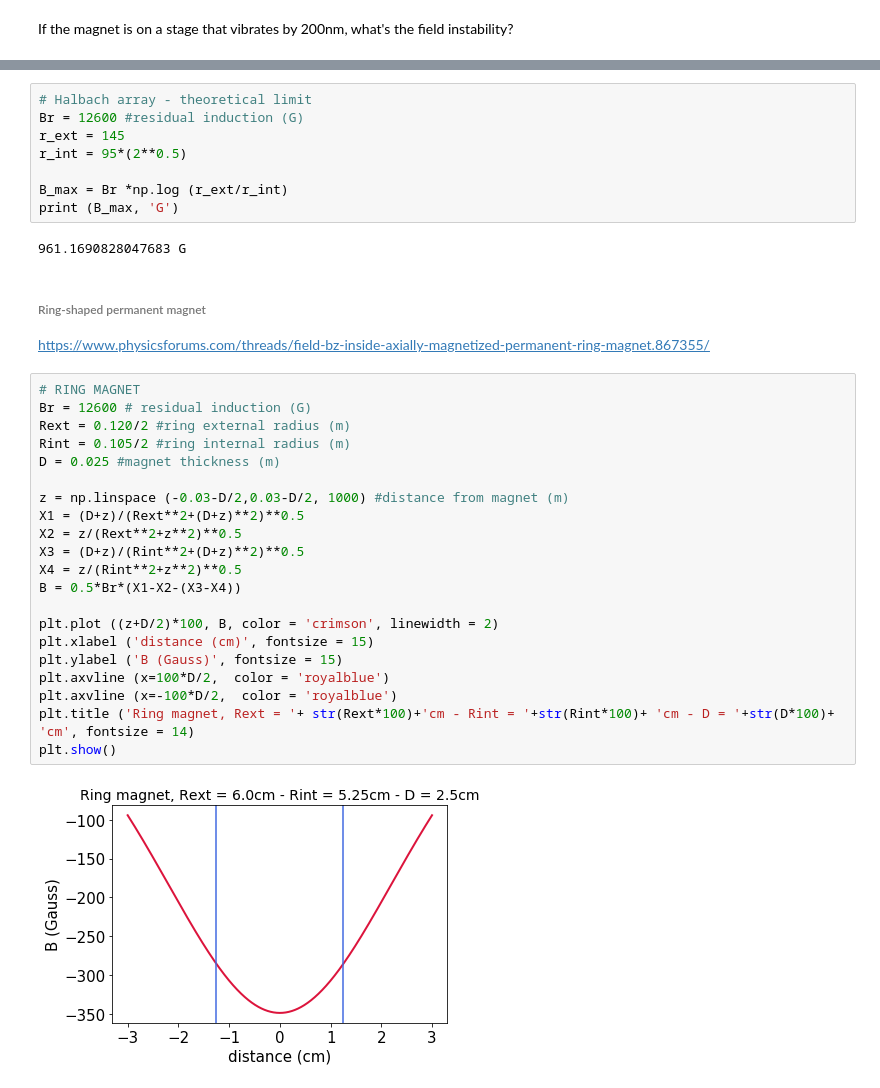
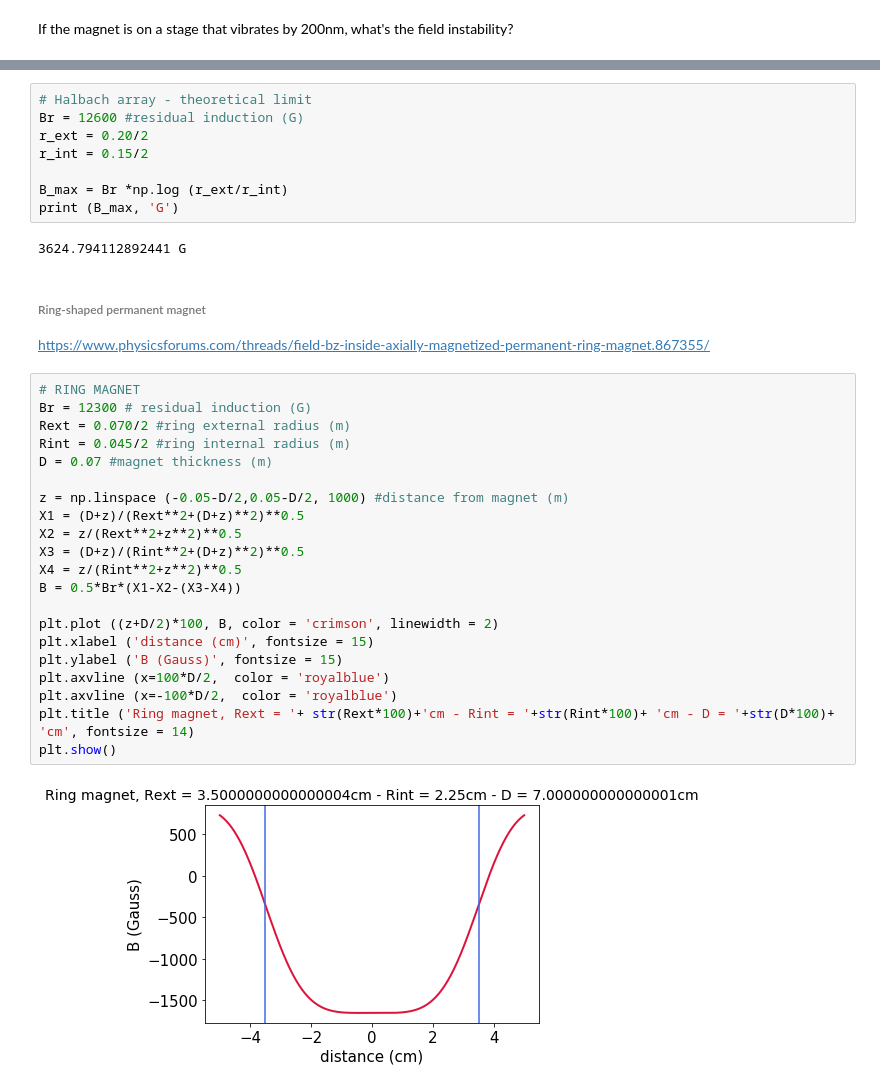
Before and after one commit to NunoEdgarGub1/simulations, a Jupyter notebook: scripts/_cristian_varia/permanent_magnet.ipynb, the cells around one changed output, grey strips where cells are left out. Cells and saved outputs as stored; diff of their text form.

```diff
--- a/scripts/_cristian_varia/permanent_magnet.ipynb
+++ b/scripts/_cristian_varia/permanent_magnet.ipynb
@@ -92,37 +91,37 @@ ESR shift:  43.31994702411067  kHz
 # %%
 # Halbach array - theoretical limit
 Br = 12600 #residual induction (G)
-r_ext = 145
-r_int = 95*(2**0.5)
+r_ext = 0.20/2
+r_int = 0.15/2
 
 B_max = Br *np.log (r_ext/r_int)
 print (B_max, 'G')
 # %% [output]
-961.1690828047683 G
+3624.794112892441 G
 # %% [markdown]
 ###### Ring-shaped permanent magnet
 
 https://www.physicsforums.com/threads/field-bz-inside-axially-magnetized-permanent-ring-magnet.867355/
 # %%
 # RING MAGNET
-Br = 12600 # residual induction (G)
-Rext = 0.120/2 #ring external radius (m)
-Rint = 0.105/2 #ring internal radius (m)
-D = 0.025 #magnet thickness (m)
+Br = 12300 # residual induction (G)
+Rext = 0.070/2 #ring external radius (m)
+Rint = 0.045/2 #ring internal radius (m)
+D = 0.07 #magnet thickness (m)
 
-z = np.linspace (-0.03-D/2,0.03-D/2, 1000) #distance from magnet (m)
+z = np.linspace (-0.05-D/2,0.05-D/2, 1000) #distance from magnet (m)
 X1 = (D+z)/(Rext**2+(D+z)**2)**0.5
 X2 = z/(Rext**2+z**2)**0.5
 X3 = (D+z)/(Rint**2+(D+z)**2)**0.5
 X4 = z/(Rint**2+z**2)**0.5
 B = 0.5*Br*(X1-X2-(X3-X4))
 
 plt.plot ((z+D/2)*100, B, color = 'crimson', linewidth = 2)
 plt.xlabel ('distance (cm)', fontsize = 15)
 plt.ylabel ('B (Gauss)', fontsize = 15)
 plt.axvline (x=100*D/2,  color = 'royalblue')
 plt.axvline (x=-100*D/2,  color = 'royalblue')
 plt.title ('Ring magnet, Rext = '+ str(Rext*100)+'cm - Rint = '+str(Rint*100)+ 'cm - D = '+str(D*100)+ 'cm', fontsize = 14)
 plt.show()
 # %% [output]
-[figure, old version]
+[figure, new version]
```
Also changed, not shown: parts of 2 cells of this notebook, 2 other files.
